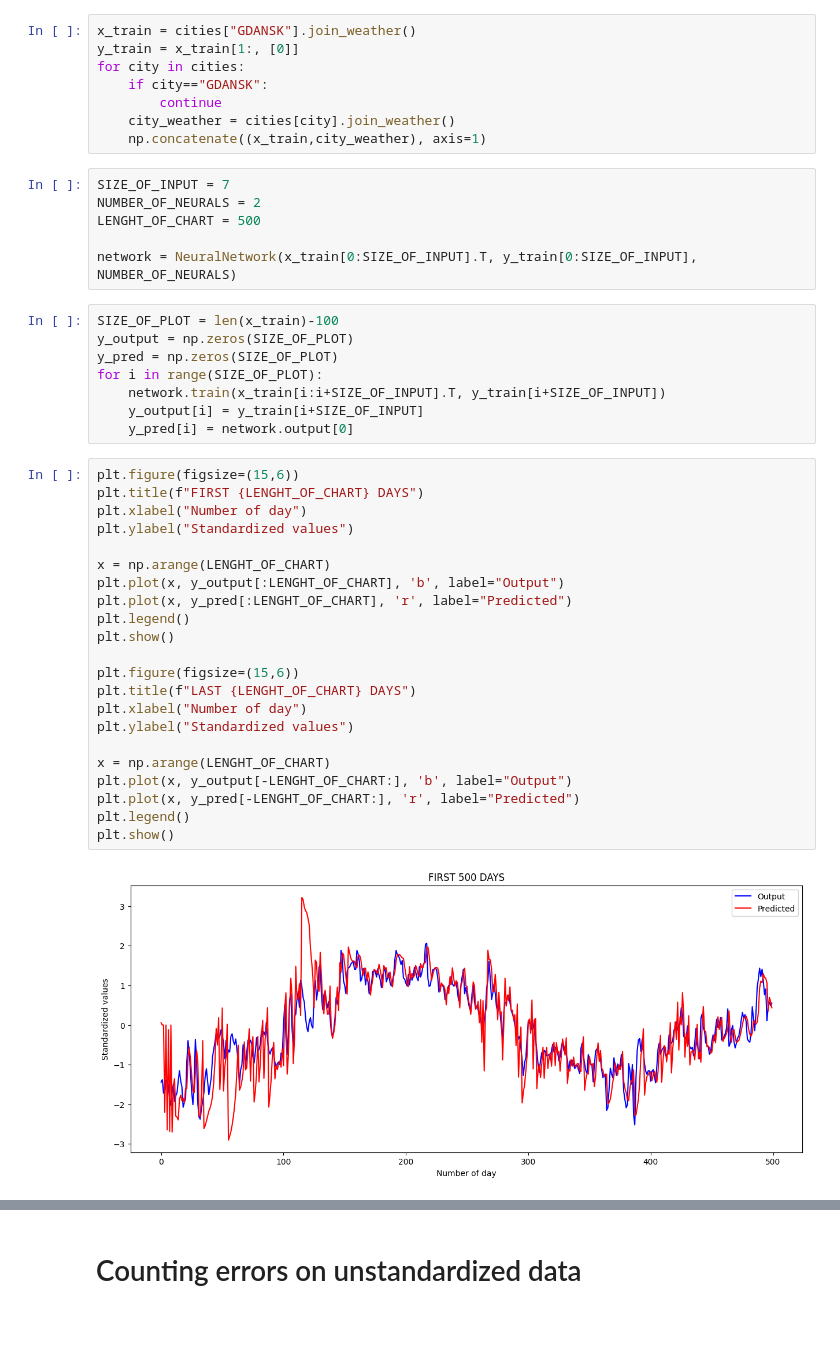
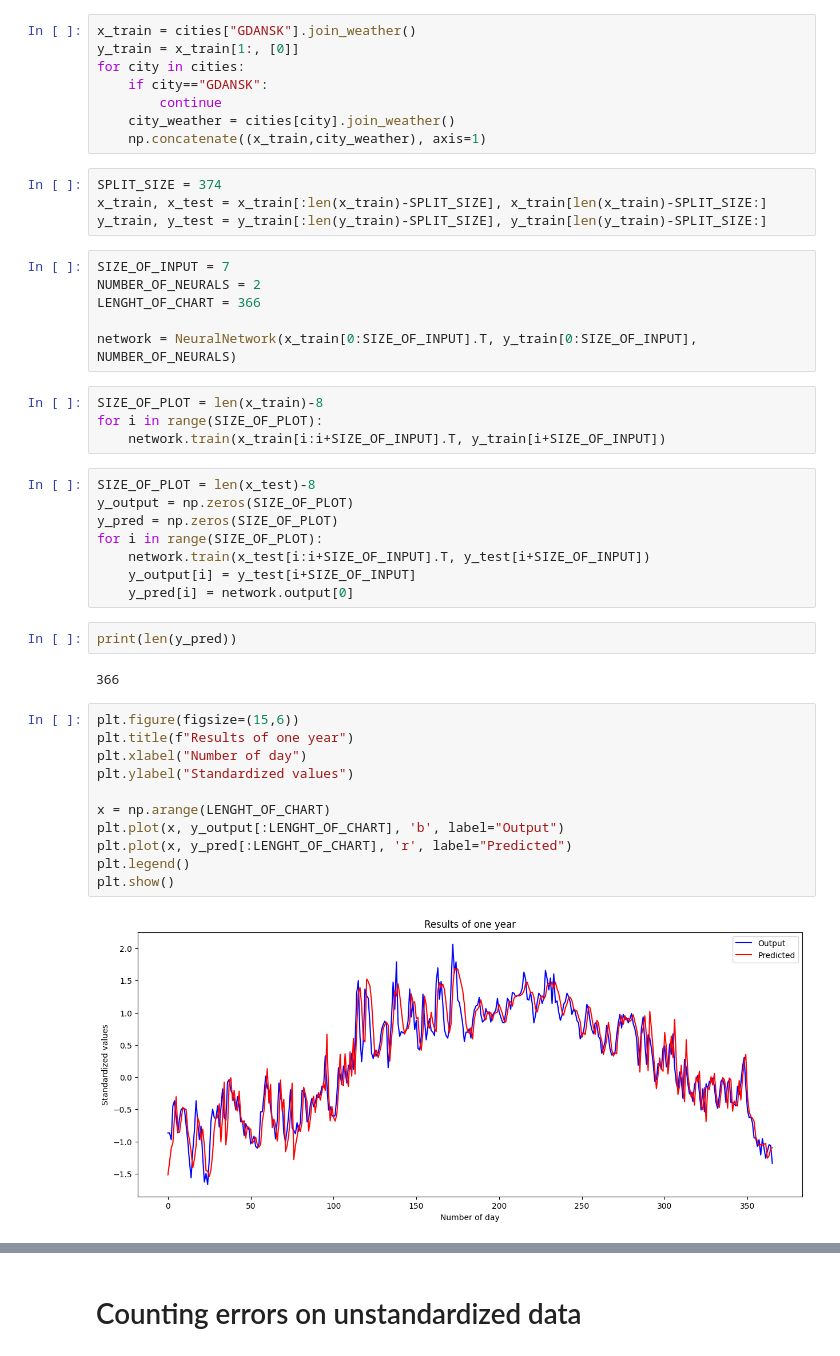
Before and after one commit to mikitomi21/Weather_Prediction, a Jupyter notebook: pres_neural_network.ipynb, the cells around one changed output, grey strips where cells are left out. Drawn from its saved outputs; the diff is of its cells as text; blank space fills up the shorter version.

Commit message:
Split data on training and testing

```diff
--- a/pres_neural_network.ipynb
+++ b/pres_neural_network.ipynb
@@ -28,41 +28,42 @@ for city in cities:
         continue
     city_weather = cities[city].join_weather()
     np.concatenate((x_train,city_weather), axis=1)
+# %%
+SPLIT_SIZE = 374
+x_train, x_test = x_train[:len(x_train)-SPLIT_SIZE], x_train[len(x_train)-SPLIT_SIZE:]
+y_train, y_test = y_train[:len(y_train)-SPLIT_SIZE], y_train[len(y_train)-SPLIT_SIZE:]
 # %%
 SIZE_OF_INPUT = 7
 NUMBER_OF_NEURALS = 2
-LENGHT_OF_CHART = 500
+LENGHT_OF_CHART = 366
 
 network = NeuralNetwork(x_train[0:SIZE_OF_INPUT].T, y_train[0:SIZE_OF_INPUT], NUMBER_OF_NEURALS)
+# %%
+SIZE_OF_PLOT = len(x_train)-8
+for i in range(SIZE_OF_PLOT):
+    network.train(x_train[i:i+SIZE_OF_INPUT].T, y_train[i+SIZE_OF_INPUT])
 # %%
-SIZE_OF_PLOT = len(x_train)-100
+SIZE_OF_PLOT = len(x_test)-8
 y_output = np.zeros(SIZE_OF_PLOT)
 y_pred = np.zeros(SIZE_OF_PLOT)
 for i in range(SIZE_OF_PLOT):
-    network.train(x_train[i:i+SIZE_OF_INPUT].T, y_train[i+SIZE_OF_INPUT])
-    y_output[i] = y_train[i+SIZE_OF_INPUT]
+    network.train(x_test[i:i+SIZE_OF_INPUT].T, y_test[i+SIZE_OF_INPUT])
+    y_output[i] = y_test[i+SIZE_OF_INPUT]
     y_pred[i] = network.output[0]
+# %%
+print(len(y_pred))
+# %% [output]
+366
 # %%
 plt.figure(figsize=(15,6))
-plt.title(f"FIRST {LENGHT_OF_CHART} DAYS")
+plt.title(f"Results of one year")
 plt.xlabel("Number of day")
 plt.ylabel("Standardized values")
 
 x = np.arange(LENGHT_OF_CHART)
 plt.plot(x, y_output[:LENGHT_OF_CHART], 'b', label="Output")
 plt.plot(x, y_pred[:LENGHT_OF_CHART], 'r', label="Predicted")
 plt.legend()
 plt.show()
-
-plt.figure(figsize=(15,6))
-plt.title(f"LAST {LENGHT_OF_CHART} DAYS")
-plt.xlabel("Number of day")
-plt.ylabel("Standardized values")
-
-x = np.arange(LENGHT_OF_CHART)
-plt.plot(x, y_output[-LENGHT_OF_CHART:], 'b', label="Output")
-plt.plot(x, y_pred[-LENGHT_OF_CHART:], 'r', label="Predicted")
-plt.legend()
-plt.show()
 # %% [output]
-[figure, old version]
+[figure, new version]
```
Also changed, not shown: parts of 3 cells of this notebook.
